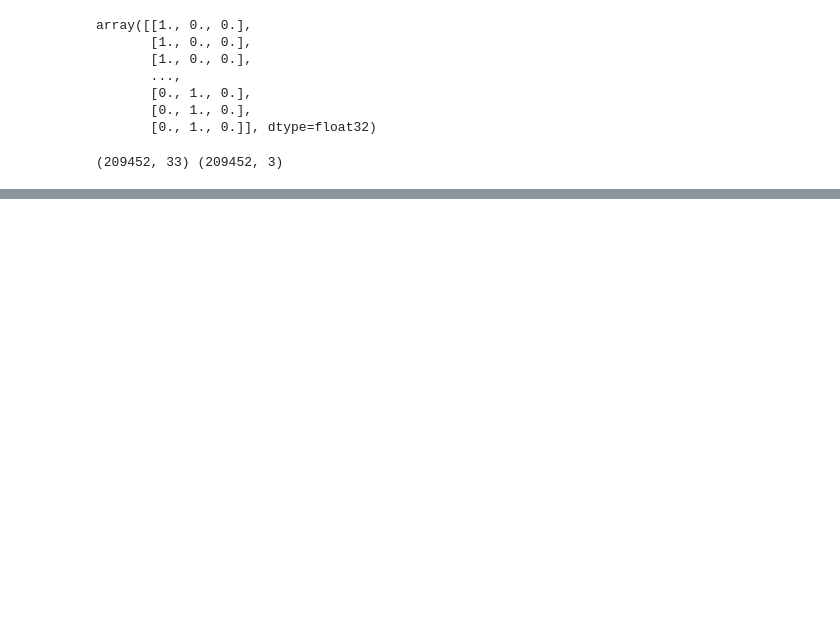
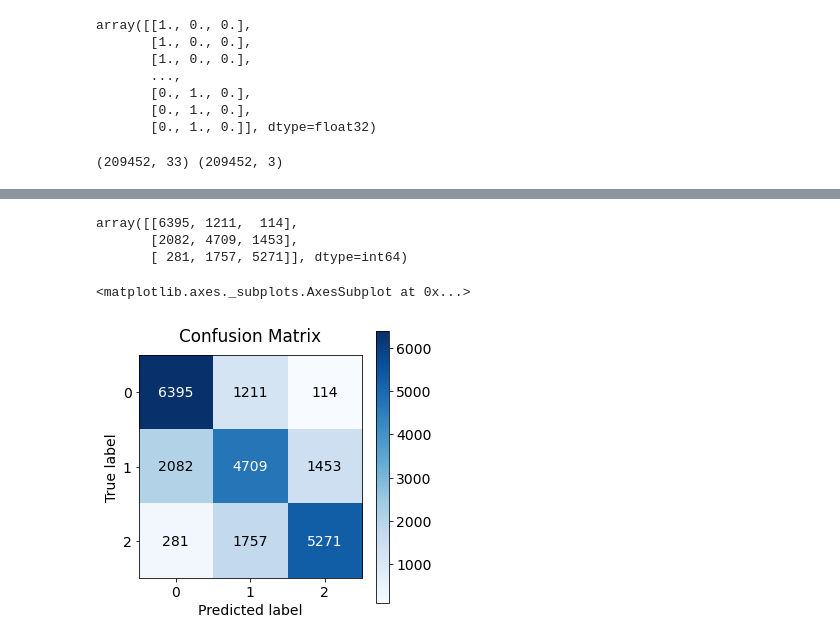
Before and after one commit to moz5691/spotify-ml, a Jupyter notebook: spotify_analysis_2.ipynb, the cells around one changed output, grey strips where cells are left out. Saved outputs shown, nothing was run; the diff lists cells and outputs as text; code cells hidden in the pictures; blank space fills up the shorter version.

```diff
--- a/spotify_analysis_2.ipynb
+++ b/spotify_analysis_2.ipynb
@@ -340,0 +336,13 @@ losses.plot()
+# %%
+predictions = model.predict_classes(X_test)
+# %%
+confusion_matrix(np.argmax(y_test, axis=1), predictions )
+# %% [output]
+array([[6395, 1211,  114],
+       [2082, 4709, 1453],
+       [ 281, 1757, 5271]], dtype=int64)
+# %%
+skplt.metrics.plot_confusion_matrix(np.argmax(y_test, axis=1), predictions, figsize=(5,5))
+# %% [output]
+<matplotlib.axes._subplots.AxesSubplot at 0x...>
+[figure, added]
```
Also changed, not shown: parts of 50 cells of this notebook, 3 other files.
